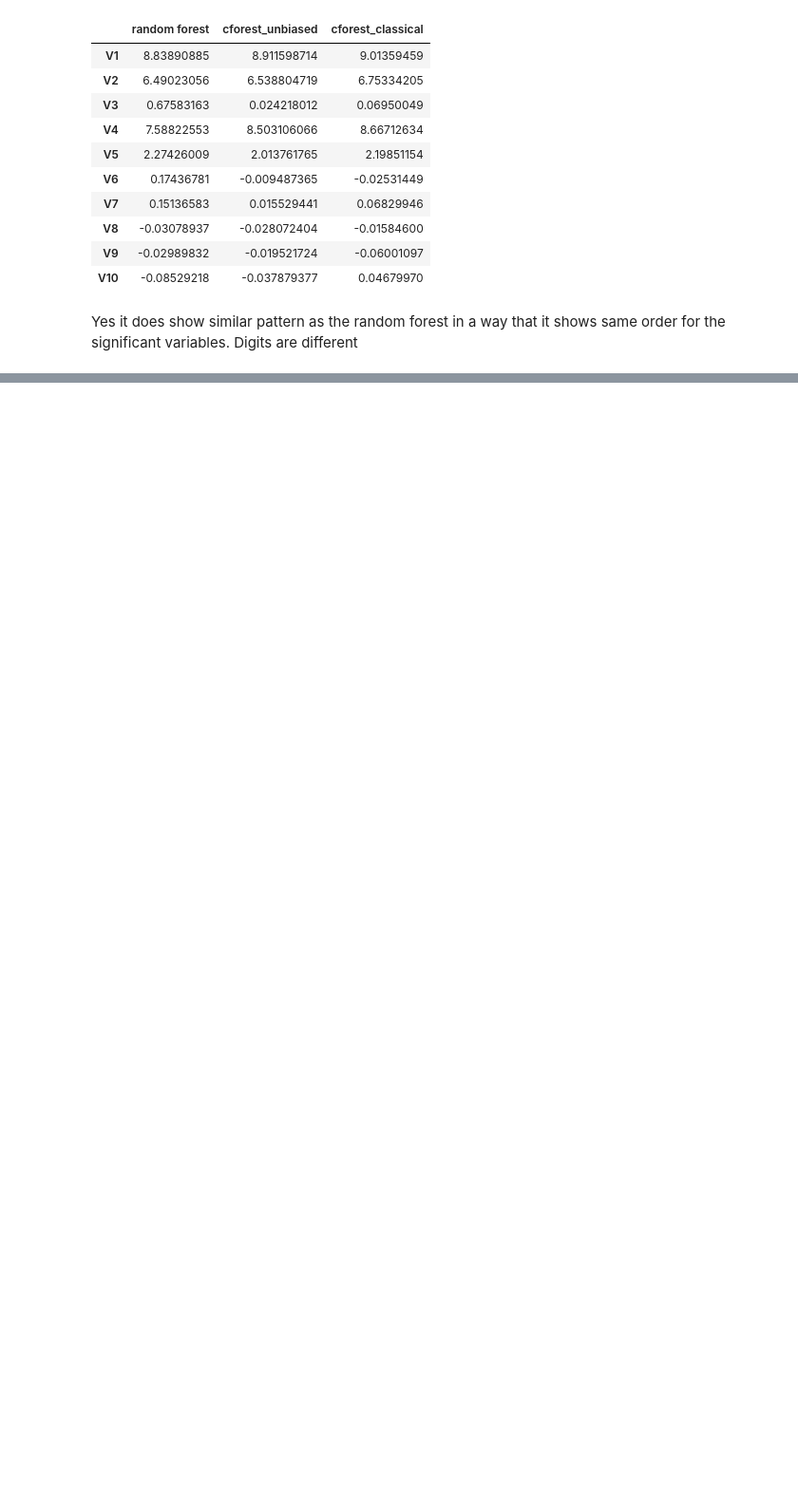
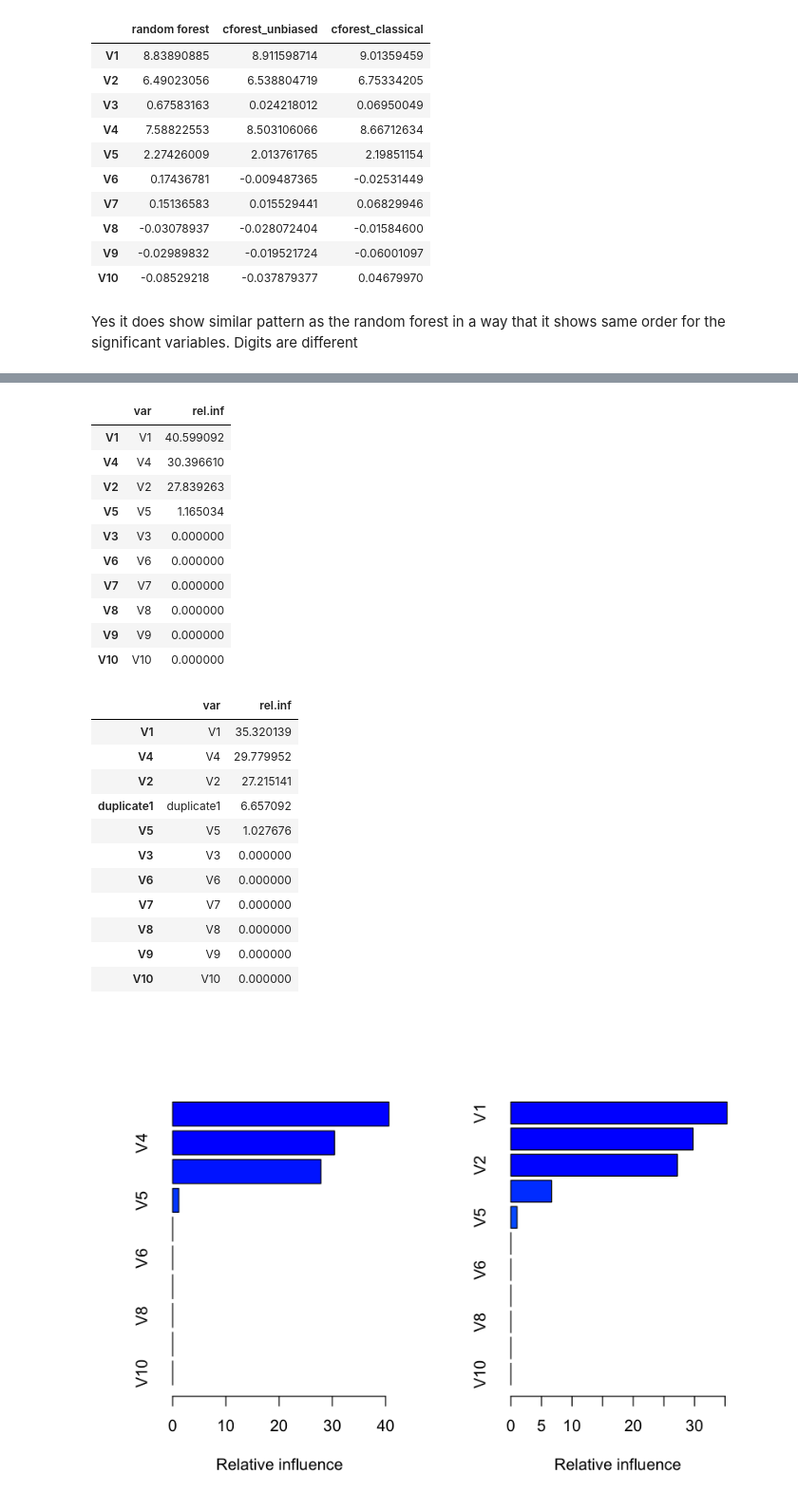
Before and after one commit to yoonoh930/APMExercise, a Jupyter notebook: Chpt_8/Computing.ipynb, the cells around one changed output, grey strips where cells are left out. Shown at 95% size. Drawn from its saved outputs; the diff is of its cells as text; code cells hidden in the pictures; blank space fills up the shorter version.

```diff
--- a/Chpt_8/Computing.ipynb
+++ b/Chpt_8/Computing.ipynb
@@ -142,0 +162,10 @@ Yes it does show similar pattern as the random forest in a way that it shows sam
+# %%
+########## Boosted ##########
+ptm <- proc.time()
+model5 <- gbm(y ~ ., data=simulated_ori,
+              distribution="gaussian",
+              n.trees=1000)
+model6 <- gbm(y ~ .,, data=simulated,
+              distribution="gaussian",
+              n.trees=1000)
+print(proc.time() - ptm)
@@ -142,0 +175,30 @@ Yes it does show similar pattern as the random forest in a way that it shows sam
+# %%
+par(mfrow = c(1,2))
+summary(model5)
+summary(model6)
+par(mfrow = c(1,1))
+# %% [output]
+|  | var | rel.inf |
+| V1 | V1 | 40.599092 |
+| V4 | V4 | 30.396610 |
+| V2 | V2 | 27.839263 |
+| V5 | V5 | 1.165034 |
+| V3 | V3 | 0.000000 |
+| V6 | V6 | 0.000000 |
+| V7 | V7 | 0.000000 |
+| V8 | V8 | 0.000000 |
+| V9 | V9 | 0.000000 |
+| V10 | V10 | 0.000000 |
+|  | var | rel.inf |
+| V1 | V1 | 35.320139 |
+| V4 | V4 | 29.779952 |
+| V2 | V2 | 27.215141 |
+| duplicate1 | duplicate1 | 6.657092 |
+| V5 | V5 | 1.027676 |
+| V3 | V3 | 0.000000 |
+| V6 | V6 | 0.000000 |
+| V7 | V7 | 0.000000 |
+| V8 | V8 | 0.000000 |
+| V9 | V9 | 0.000000 |
+| V10 | V10 | 0.000000 |
+[figure, added]
```
Also changed, not shown: parts of 17 cells of this notebook.
